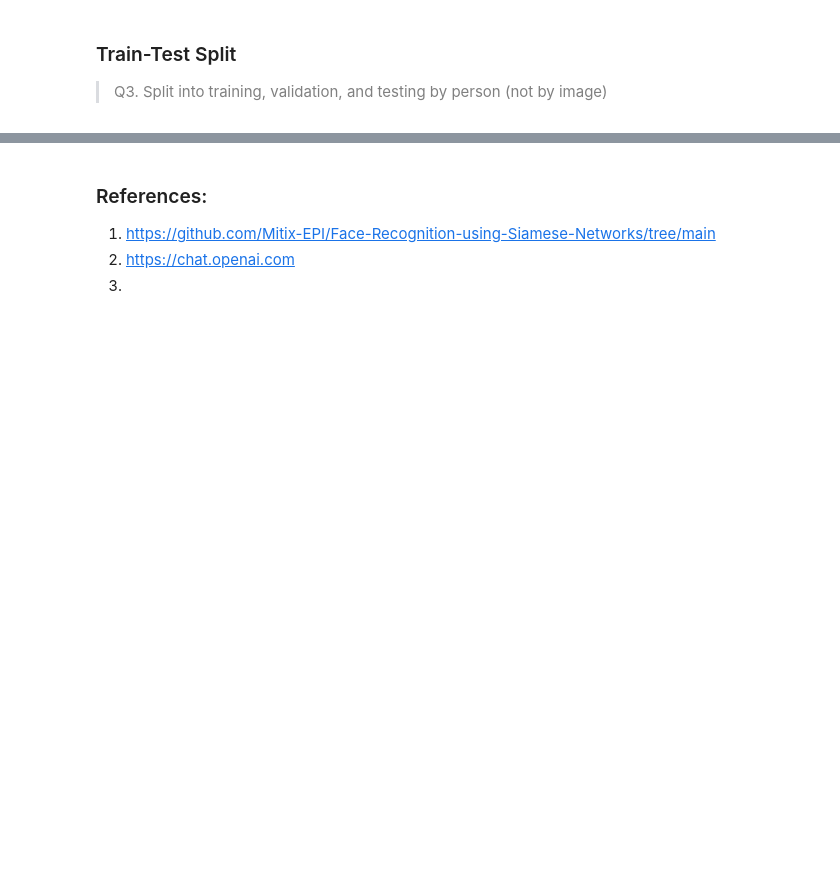
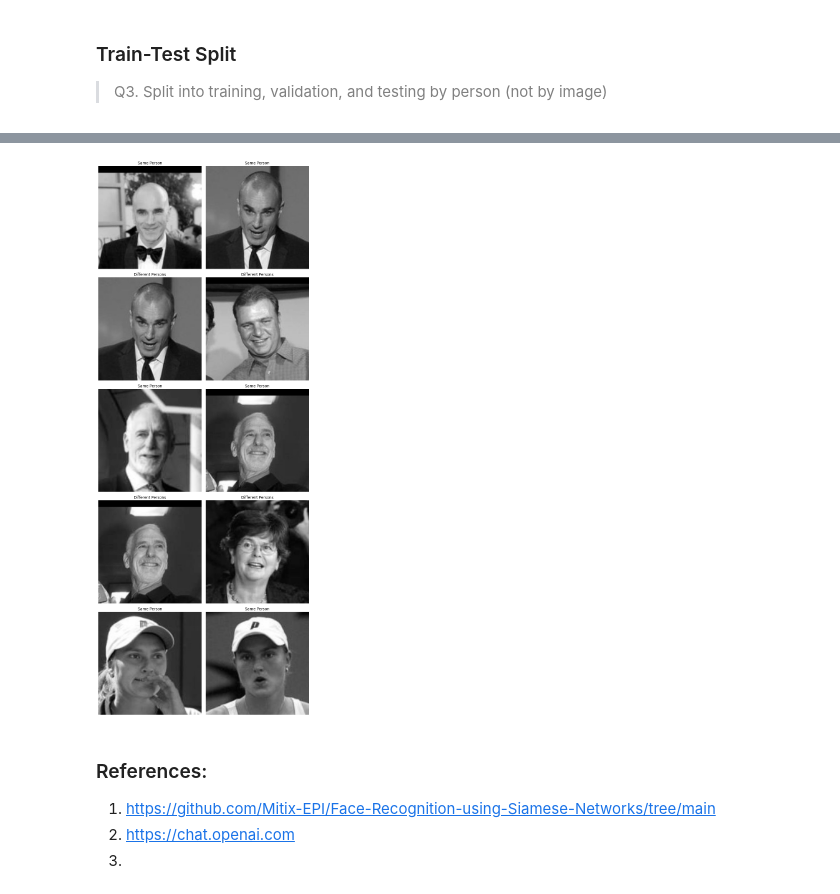
Before and after one commit to munish30monga/Metric_Learning-Generative_AI, a Jupyter notebook: 22m2153.ipynb, the cells around one changed output, grey strips where cells are left out. Drawn from its saved outputs; the diff is of its cells as text; code cells hidden in the pictures; blank space fills up the shorter version.

```diff
--- a/22m2153.ipynb
+++ b/22m2153.ipynb
@@ -109,3 +253,42 @@ visualize(10, persons_with_mul_imgs_dict, data_dir)
+# %%
+def visualize_pairs(X, y, num_pairs=5):
+    """
+    Visualizes pairs of images from X along with their label from Y.
+
+    Args:
+    - X (torch.Tensor): Tensor of image pairs.
+    - y (torch.Tensor): Tensor of labels.
+    - num_pairs (int): Number of pairs to visualize.
+    """
+    fig, axes = plt.subplots(num_pairs, 2, figsize=(10, 5*num_pairs))
+
+    for idx in range(num_pairs):
+        ax1, ax2 = axes[idx]
+
+        # Get images
+        img1 = X[idx, 0].squeeze().numpy()  # Remove channel dimension and convert to numpy
+        img2 = X[idx, 1].squeeze().numpy()
+
+        # Show images
+        ax1.imshow(img1, cmap='gray')
+        ax2.imshow(img2, cmap='gray')
+
+        # Remove axes
+        ax1.axis('off')
+        ax2.axis('off')
+
+        # Set title
+        label = "Same Person" if y[idx] == 1 else "Different Persons"
+        ax1.set_title(label)
+        ax2.set_title(label)
+
+    plt.tight_layout()
+    plt.show()
+
+# Usage:
+visualize_pairs(X_train_tensor, y_train_tensor)
+# %% [output]
+[figure, added]
 # %% [markdown]
 ### References:   <a id="references"></a>
 1.  https://github.com/Mitix-EPI/Face-Recognition-using-Siamese-Networks/tree/main
```
Also changed, not shown: parts of 17 cells of this notebook.
